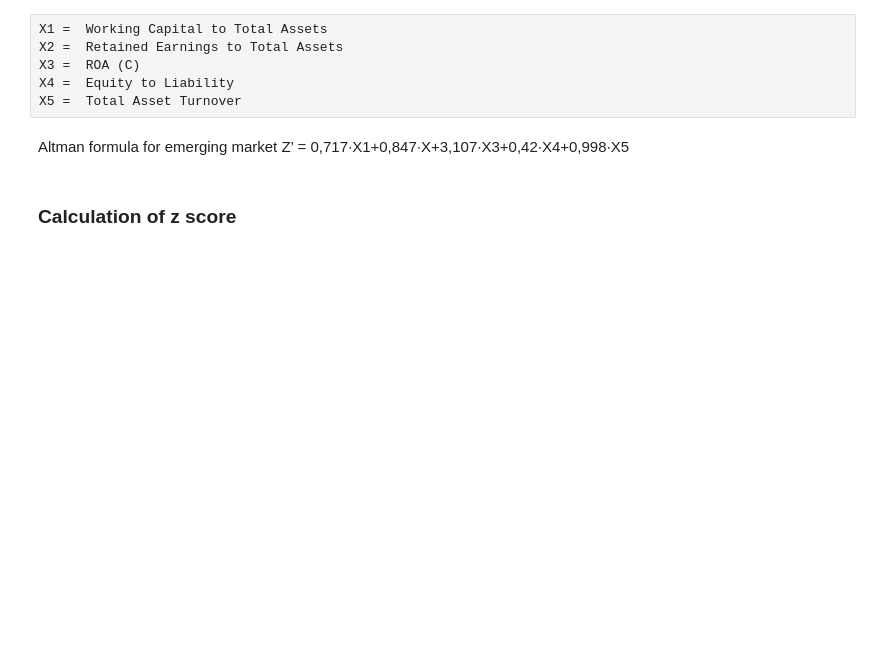
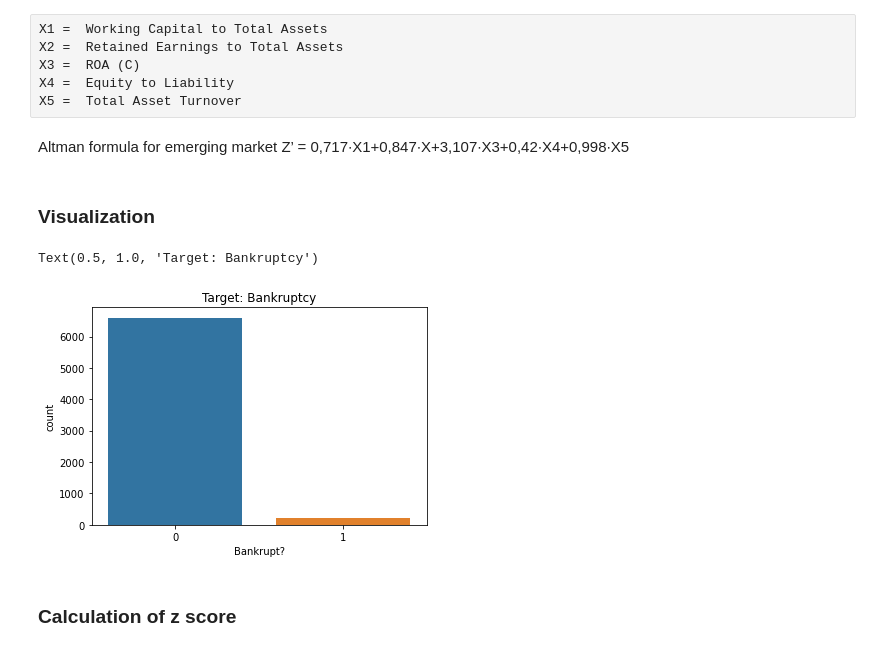
Before and after one commit to shaliniscode/Bankruptcy_analysis, a Jupyter notebook: Bankruptcy_analysis.ipynb, the cells around one changed output. Cells and saved outputs as stored; diff of their text form; code cells hidden in the pictures; blank space fills up the shorter version.

Commit message:
Update Bankruptcy_analyis

```diff
--- a/Bankruptcy_analysis.ipynb
+++ b/Bankruptcy_analysis.ipynb
@@ -150,6 +83,14 @@ X5 =  Total Asset Turnover
 # %% [markdown]
 Altman formula for emerging market
 Z’ = 0,717∙X1+0,847∙X+3,107∙X3+0,42∙X4+0,998∙X5
+# %% [markdown]
+### Visualization
+# %%
+sns.countplot(x=data['Bankrupt?'])
+plt.title("Target: Bankruptcy")
+# %% [output]
+Text(0.5, 1.0, 'Target: Bankruptcy')
+[figure, added]
 # %% [markdown]
 ### Calculation of  z score
 # %%
```
Also changed, not shown: parts of 30 cells of this notebook.
